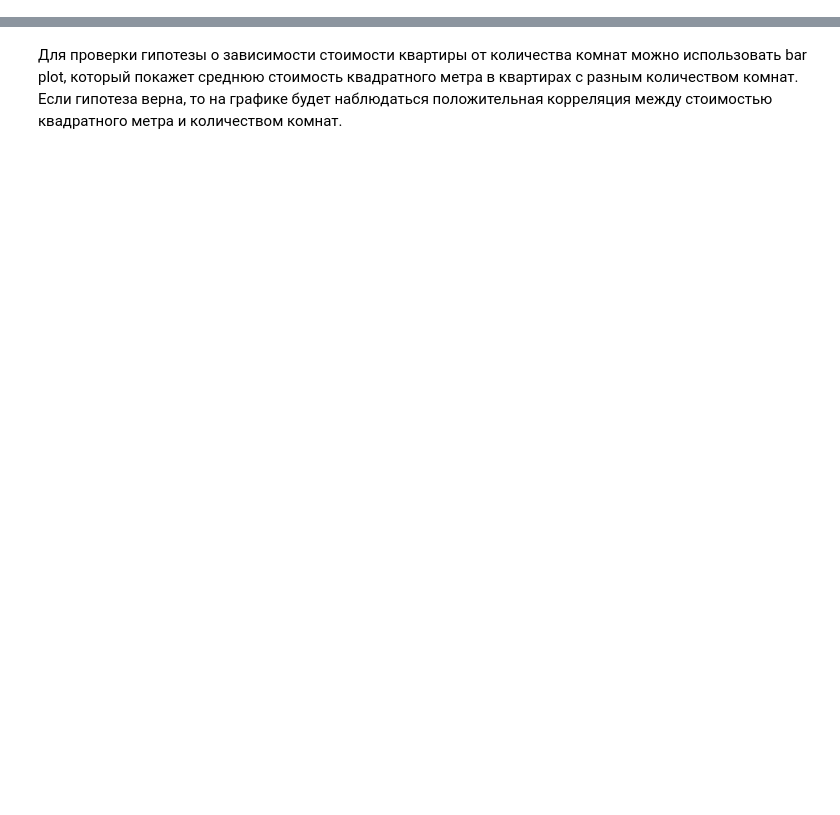
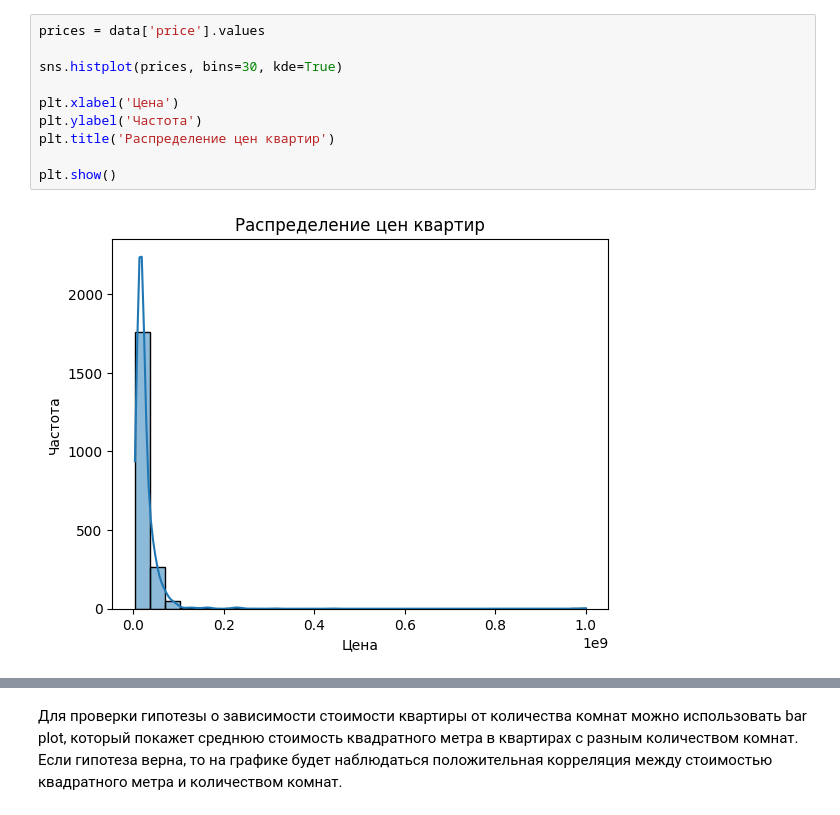
Before and after one commit to rasafarova/MirKva, a Jupyter notebook: HOMEEscapeS.ipynb, the cells around one changed output, grey strips where cells are left out. Cells and saved outputs as stored; diff of their text form; blank space fills up the shorter version.

```diff
--- a/HOMEEscapeS.ipynb
+++ b/HOMEEscapeS.ipynb
@@ -438,0 +326,12 @@ See the caveats in the documentation: https://pandas.pydata.org/pandas-docs/stab
+# %%
+prices = data['price'].values
+
+sns.histplot(prices, bins=30, kde=True)
+
+plt.xlabel('Цена')
+plt.ylabel('Частота')
+plt.title('Распределение цен квартир')
+
+plt.show()
+# %% [output]
+[figure, added]
```
Also changed, not shown: parts of 136 cells of this notebook.
